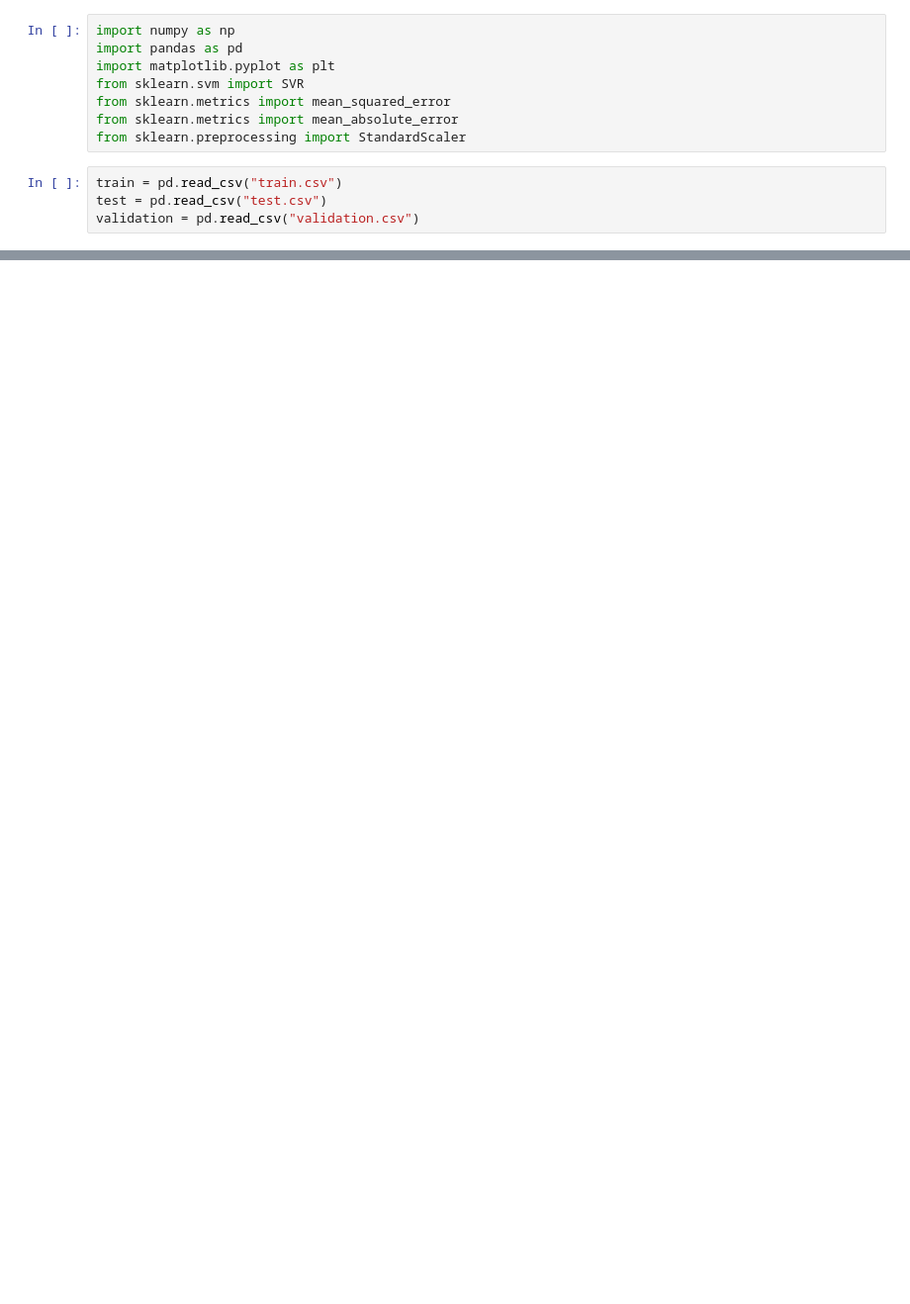
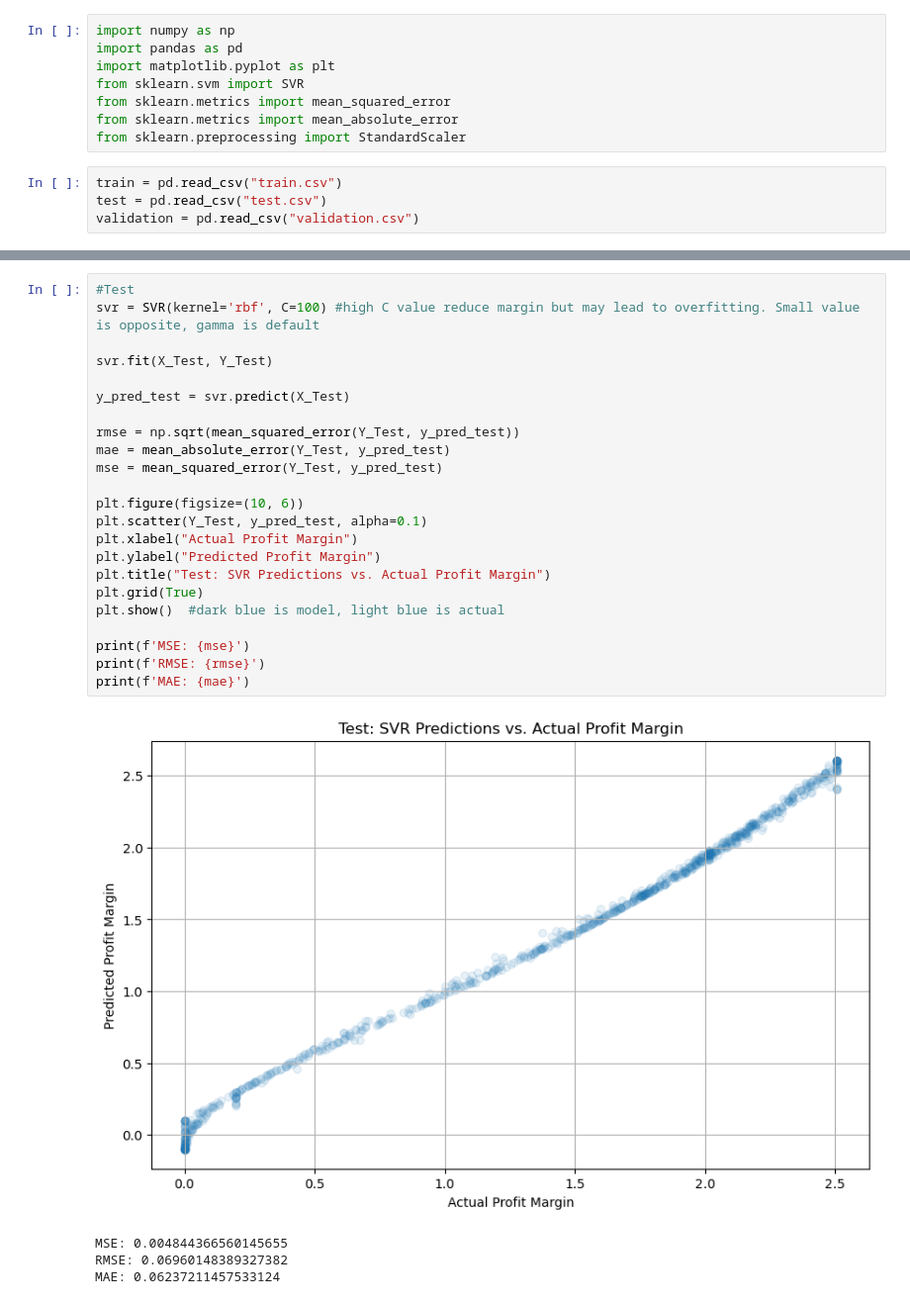
Before and after one commit to hscottvo/CS235-Project, a Jupyter notebook: SupportVectorR.ipynb, the cells around one changed output, grey strips where cells are left out. Shown at 99% size. Cells and saved outputs as stored; diff of their text form; blank space fills up the shorter version.

```diff
--- a/SupportVectorR.ipynb
+++ b/SupportVectorR.ipynb
@@ -42,0 +53,28 @@ MAE: 0.08414900035760607
+# %%
+#Test
+svr = SVR(kernel='rbf', C=100) #high C value reduce margin but may lead to overfitting. Small value is opposite, gamma is default
+
+svr.fit(X_Test, Y_Test)
+
+y_pred_test = svr.predict(X_Test)
+
+rmse = np.sqrt(mean_squared_error(Y_Test, y_pred_test))
+mae = mean_absolute_error(Y_Test, y_pred_test)
+mse = mean_squared_error(Y_Test, y_pred_test)
+
+plt.figure(figsize=(10, 6))
+plt.scatter(Y_Test, y_pred_test, alpha=0.1)
+plt.xlabel("Actual Profit Margin")
+plt.ylabel("Predicted Profit Margin")
+plt.title("Test: SVR Predictions vs. Actual Profit Margin")
+plt.grid(True)
+plt.show()  #dark blue is model, light blue is actual
+
+print(f'MSE: {mse}')
+print(f'RMSE: {rmse}')
+print(f'MAE: {mae}')
+# %% [output]
+[figure, added]
+MSE: 0.004844366560145655
+RMSE: 0.06960148389327382
+MAE: 0.06237211457533124
```
Also changed, not shown: parts of 4 cells of this notebook.
